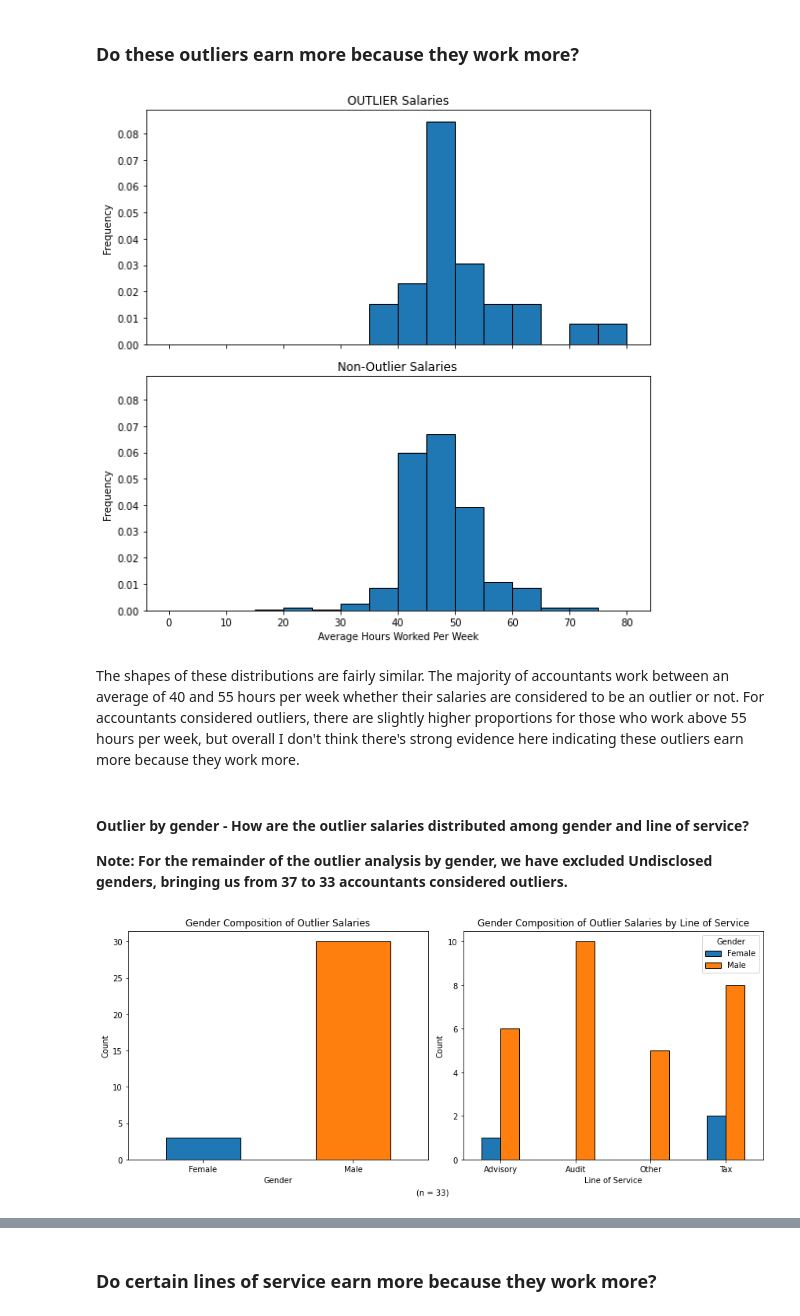
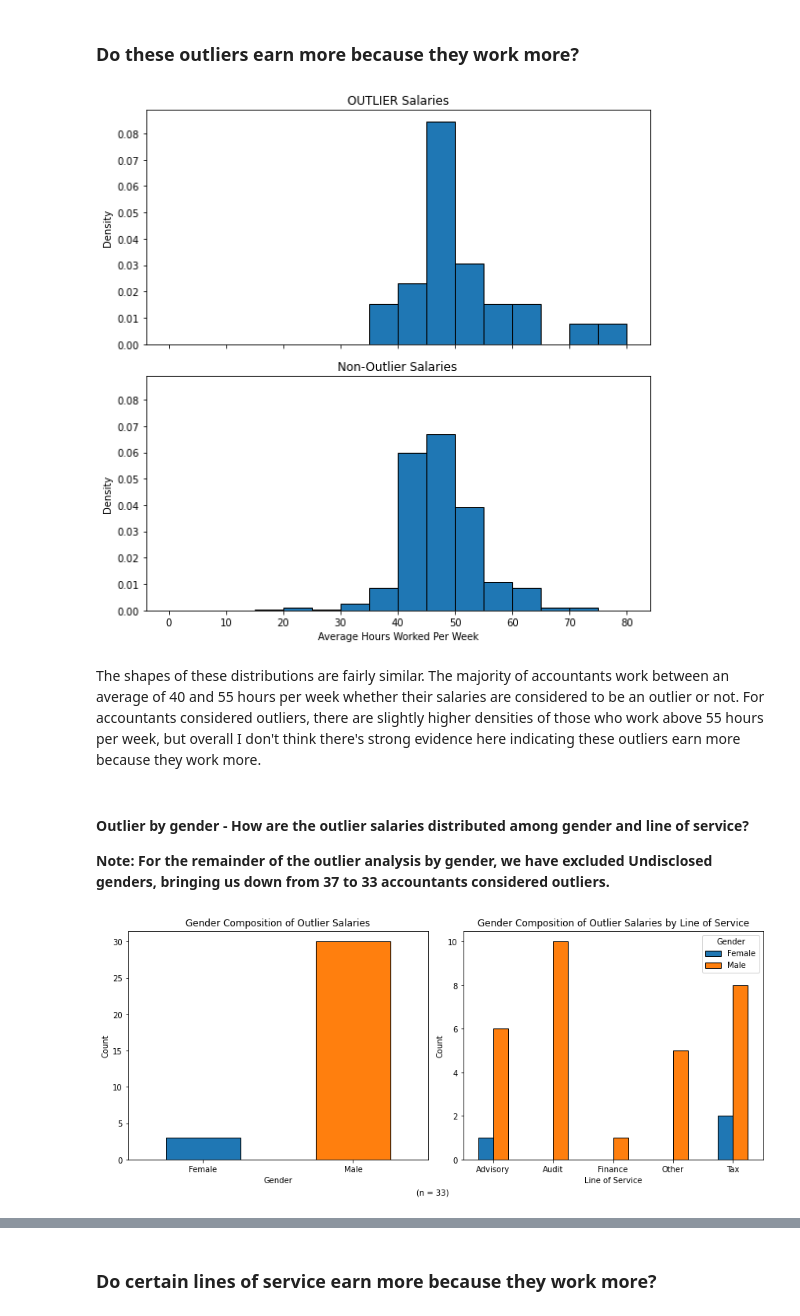
Before and after one commit to papir805/accounting_analysis, a Jupyter notebook: accounting_eda.ipynb, the cells around one changed output, grey strips where cells are left out. Drawn from its saved outputs; the diff is of its cells as text; code cells hidden in the pictures.

```diff
--- a/accounting_eda.ipynb
+++ b/accounting_eda.ipynb
@@ -557,42 +614,44 @@ It's too bad we don't have any information as to the position within a company o
 fig, ax = plt.subplots(2, 1, sharex=True, sharey=True, figsize=(8,8))
 salary_outliers['Average Hours Per Week'].plot.hist(ax=ax[0], edgecolor='black', bins = np.arange(0, 81, 5), density=True)
 ax[0].set_title('OUTLIER Salaries')
+ax[0].set_ylabel('Density')
 #ax[0].set_xlabel('Average Hours Worked Per Week')
 
 salaries_without_outliers['Average Hours Per Week'].plot.hist(ax=ax[1], edgecolor='black', bins = np.arange(0, 81, 5), density=True)
 ax[1].set_title('Non-Outlier Salaries')
 ax[1].set_xlabel('Average Hours Worked Per Week')
+ax[1].set_ylabel('Density')
 
 plt.tight_layout()
 plt.show()
 # %% [output]
-[figure, old version]
+[figure, new version]
 # %% [markdown]
-The shapes of these distributions are fairly similar.  The majority of accountants work between an average of 40 and 55 hours per week whether their salaries are considered to be an outlier or not.  For accountants considered outliers, there are slightly higher proportions for those who work above 55 hours per week, but overall I don't think there's strong evidence here indicating these outliers earn more because they work more.
+The shapes of these distributions are fairly similar.  The majority of accountants work between an average of 40 and 55 hours per week whether their salaries are considered to be an outlier or not.  For accountants considered outliers, there are slightly higher densities of those who work above 55 hours per week, but overall I don't think there's strong evidence here indicating these outliers earn more because they work more.
 # %% [markdown]
 #### Outlier by gender - How are the outlier salaries distributed among gender and line of service?
-**Note: For the remainder of the outlier analysis by gender, we have excluded Undisclosed genders, bringing us from 37 to 33 accountants considered outliers.**
+**Note: For the remainder of the outlier analysis by gender, we have excluded Undisclosed genders, bringing us down from 37 to 33 accountants considered outliers.**
 # %%
-outlier_pivot_tbl = salary_outliers[(salary_outliers['Gender']!='Undisclosed') & (salary_outliers['Line of Service'] != 'Finance')].pivot_table(
+outlier_pivot_tbl = salary_outliers[(salary_outliers['Gender']!='Undisclosed')].pivot_table(
     values='Current Salary + Bonus',
     index='Line of Service',
     columns='Gender',
     aggfunc='count',
     fill_value=0
 )
 fig, ax = plt.subplots(1,2, figsize=(12,5))
 salary_outliers[salary_outliers['Gender']!='Undisclosed']['Gender'].value_counts().sort_values().plot(kind='bar', color=['tab:blue','tab:orange'], ax=ax[0], rot=0, edgecolor='black')
 ax[0].set_title('Gender Composition of Outlier Salaries')
 ax[0].set_xlabel('Gender')
 ax[0].set_ylabel('Count')
 
 outlier_pivot_tbl.plot(kind='bar', ax=ax[1], rot=0, edgecolor='black')
 ax[1].set_title('Gender Composition of Outlier Salaries by Line of Service')
 ax[1].set_ylabel('Count')
 
 fig.text(0.5, 0, '(n = {})'.format(len(salary_outliers[salary_outliers['Gender']!='Undisclosed']['Gender'])), va='center', ha='center')
 plt.tight_layout()
 plt.show()
 # %% [output]
-[figure, old version]
+[figure, new version]
 # %% [markdown]
```
Also changed, not shown: parts of 110 cells of this notebook.
